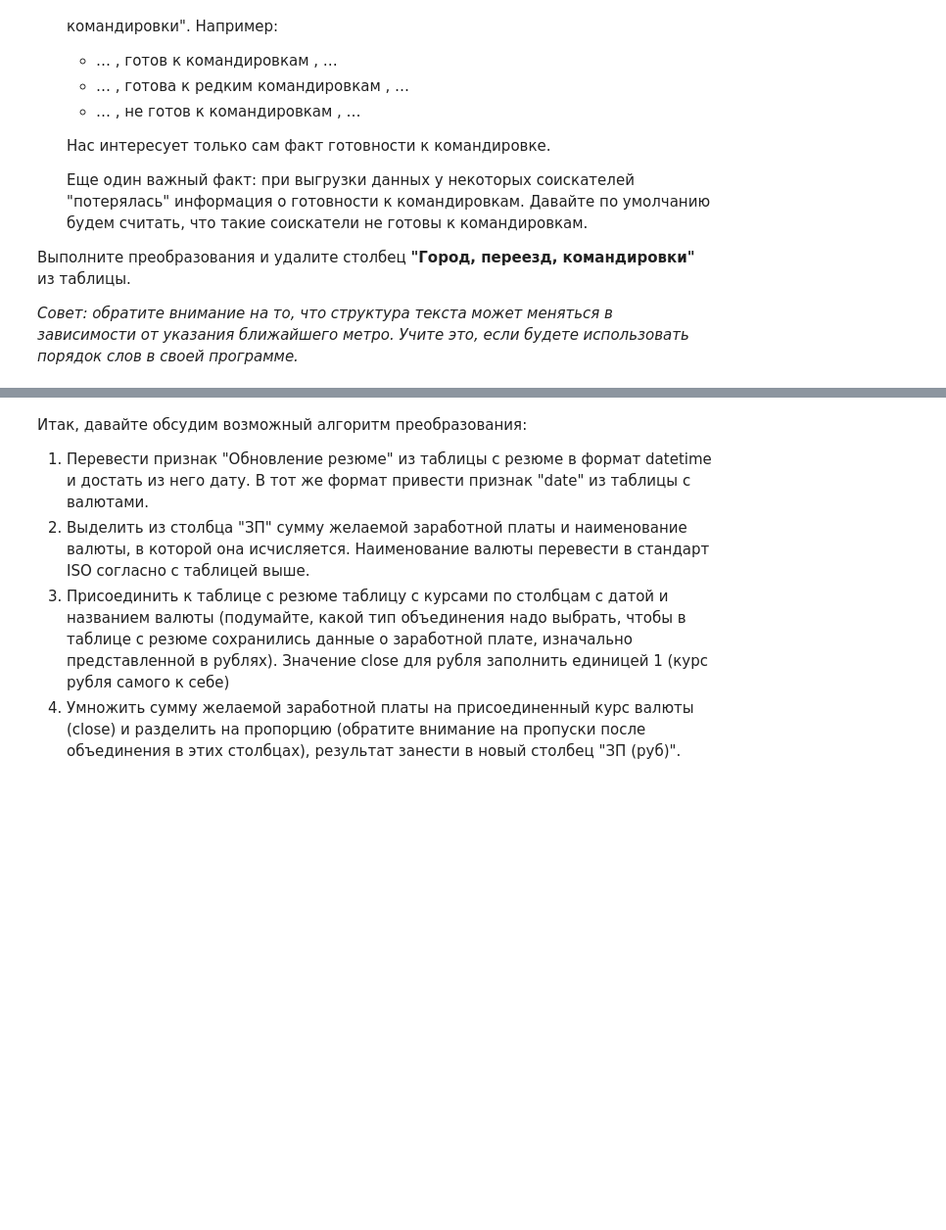
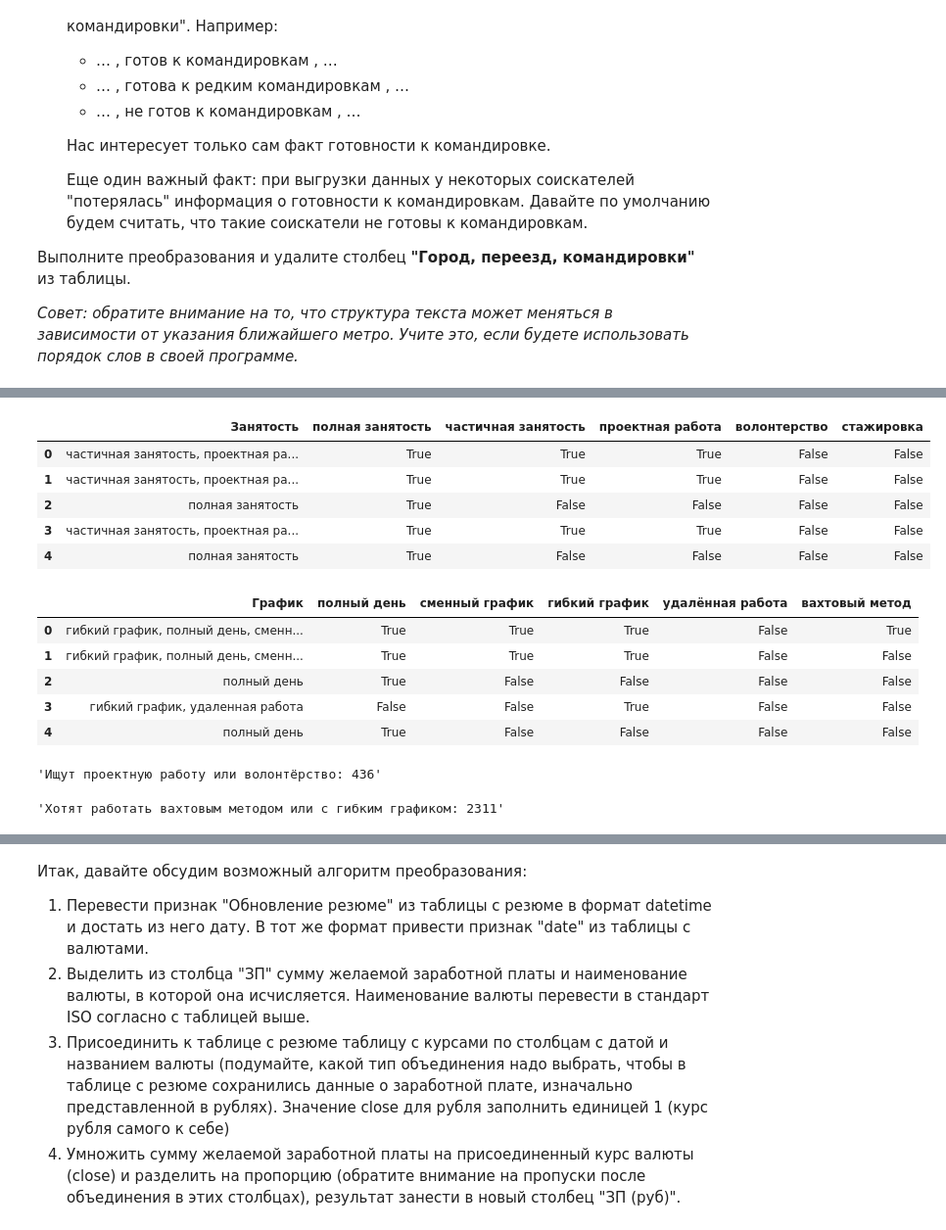
Before and after one commit to andreydokuchaev/sf-data-science, a Jupyter notebook: project_1/project_1_notebook.ipynb, the cells around one changed output, grey strips where cells are left out. Shown: that part at 98% size. Cells and saved outputs as stored; diff of their text form; code cells hidden in the pictures; blank space fills up the shorter version.

```diff
--- a/project_1/project_1_notebook.ipynb
+++ b/project_1/project_1_notebook.ipynb
@@ -115,4 +157,24 @@ display(hh_df.describe())
 В результате преобразования у вас должен получиться столбец, содержащий информацию о том, сколько месяцев проработал соискатель.
 Выполните преобразование, ответьте на контрольные вопросы и удалите столбец **"Опыт работы"** из таблицы.
 # %%
-#ваш код здесь
+def get_experience_in_months(exp_str):
+
+    if exp_str is np.nan or exp_str == 'Не указано':
+        return np.nan
+
+    # разделяем строку на отдельные элементы и проверяем наличие ключевых слов
+    # и в зависимости от наличия слов и их расположения получаем количество месяцев
+    exp_lst = exp_str.split()
+    months = 0
+    if exp_lst[3].startswith('год') or exp_lst[3].startswith('лет'):
+        months += int(exp_lst[2]) * 12
+    if exp_lst[3].startswith('месяц'):
+        months += int(exp_lst[2])
+    if exp_lst[5].startswith('месяц'):
+        months += int(exp_lst[4])
+
+    return months
+
+hh_df['Опыт работы (месяц)'] = hh_df['Опыт работы'].apply(get_experience_in_months)
+
+hh_df = hh_df.drop('Опыт работы', axis=1)
@@ -169,7 +314,39 @@ display(hh_df.describe())
 <img src=https://raw.githubusercontent.com/AndreyRysistov/DatasetsForPandas/main/ohe.jpg>
 Выполните данное преобразование для признаков "Занятость" и "График", ответьте на контрольные вопросы, после чего удалите их из таблицы
 # %%
-#ваш код здесь
+employment = ['полная занятость', 'частичная занятость', 'проектная работа', 'волонтерство', 'стажировка']
+schedule = ['полный день', 'сменный график', 'гибкий график', 'удалённая работа', 'вахтовый метод']
+
+for e in employment:
+    hh_df[e] = hh_df['Занятость'].apply(lambda x: True if e in x else False)
+
+for s in schedule:
+    hh_df[s] = hh_df['График'].apply(lambda x: True if s in x else False)
+# %%
+# проверка преобразования
+display(hh_df[['Занятость', 'полная занятость', 'частичная занятость', 'проектная работа', 'волонтерство', 'стажировка']].head())
+display(hh_df[['График', 'полный день', 'сменный график', 'гибкий график', 'удалённая работа', 'вахтовый метод']].head())
+
+hh_df = hh_df.drop('Занятость', axis=1)
+hh_df = hh_df.drop('График', axis=1)
+
+display(f"Ищут проектную работу или волонтёрство: {hh_df[(hh_df['проектная работа'] == True) & (hh_df['волонтерство'] == True)].shape[0]}")
+display(f"Хотят работать вахтовым методом или с гибким графиком: {hh_df[(hh_df['вахтовый метод'] == True) & (hh_df['гибкий график'] == True)].shape[0]}")
+# %% [output]
+|  | Занятость | полная занятость | частичная занятость | проектная работа | волонтерство | стажировка |
+| 0 | частичная занятость, проектная ра... | True | True | True | False | False |
+| 1 | частичная занятость, проектная ра... | True | True | True | False | False |
+| 2 | полная занятость | True | False | False | False | False |
+| 3 | частичная занятость, проектная ра... | True | True | True | False | False |
+| 4 | полная занятость | True | False | False | False | False |
+|  | График | полный день | сменный график | гибкий график | удалённая работа | вахтовый метод |
+| 0 | гибкий график, полный день, сменн... | True | True | True | False | True |
+| 1 | гибкий график, полный день, сменн... | True | True | True | False | False |
+| 2 | полный день | True | False | False | False | False |
+| 3 | гибкий график, удаленная работа | False | False | True | False | False |
+| 4 | полный день | True | False | False | False | False |
+'Ищут проектную работу или волонтёрство: 436'
+'Хотят работать вахтовым методом или с гибким графиком: 2311'
 # %% [markdown]
 6. (2 балла) Наконец, мы добрались до самого главного и самого важного - признака заработной платы **"ЗП"**.
 В чем наша беда? В том, что помимо желаемой заработной платы соискатель указывает валюту, в которой он бы хотел ее получать, например:
```
Also changed, not shown: parts of 8 cells of this notebook.
